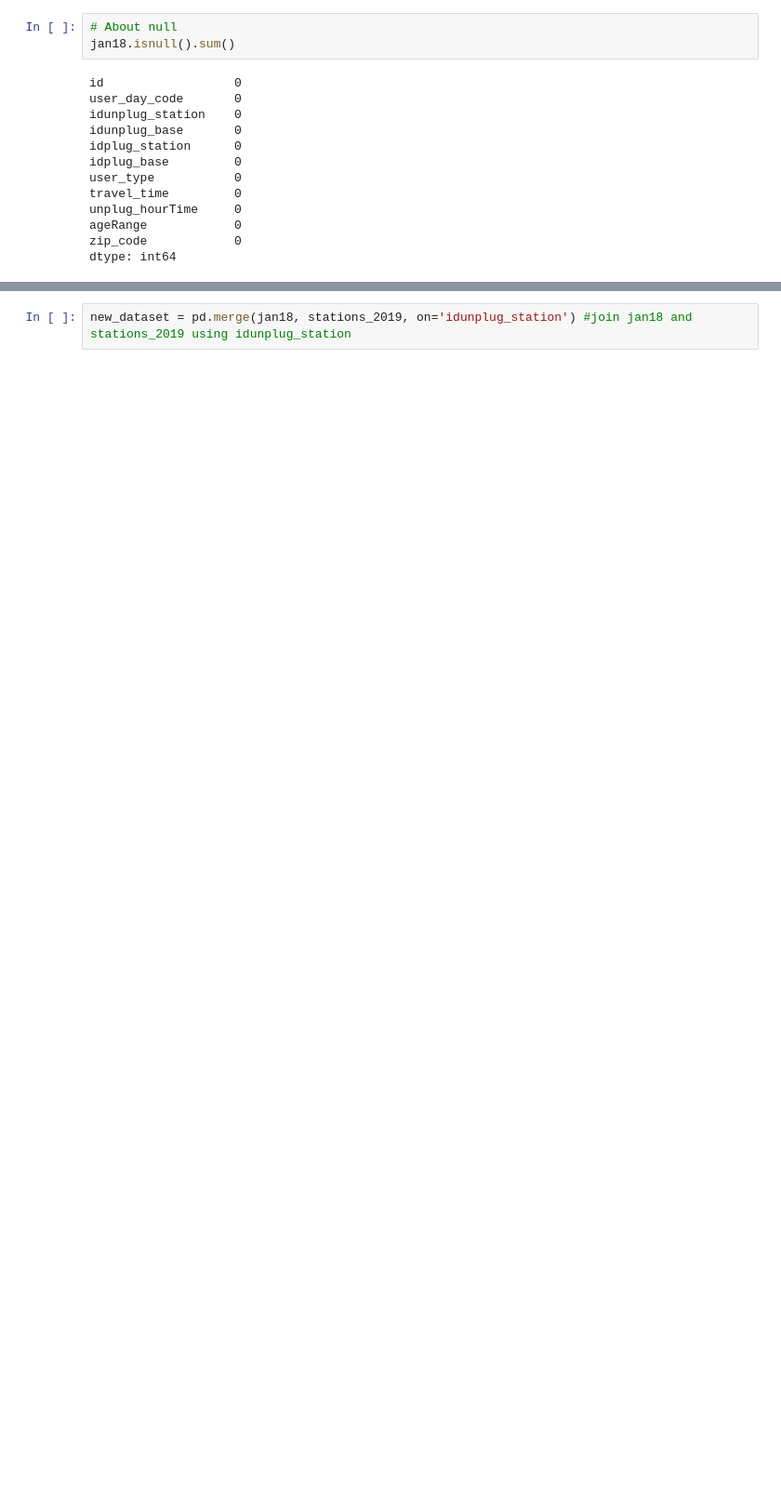
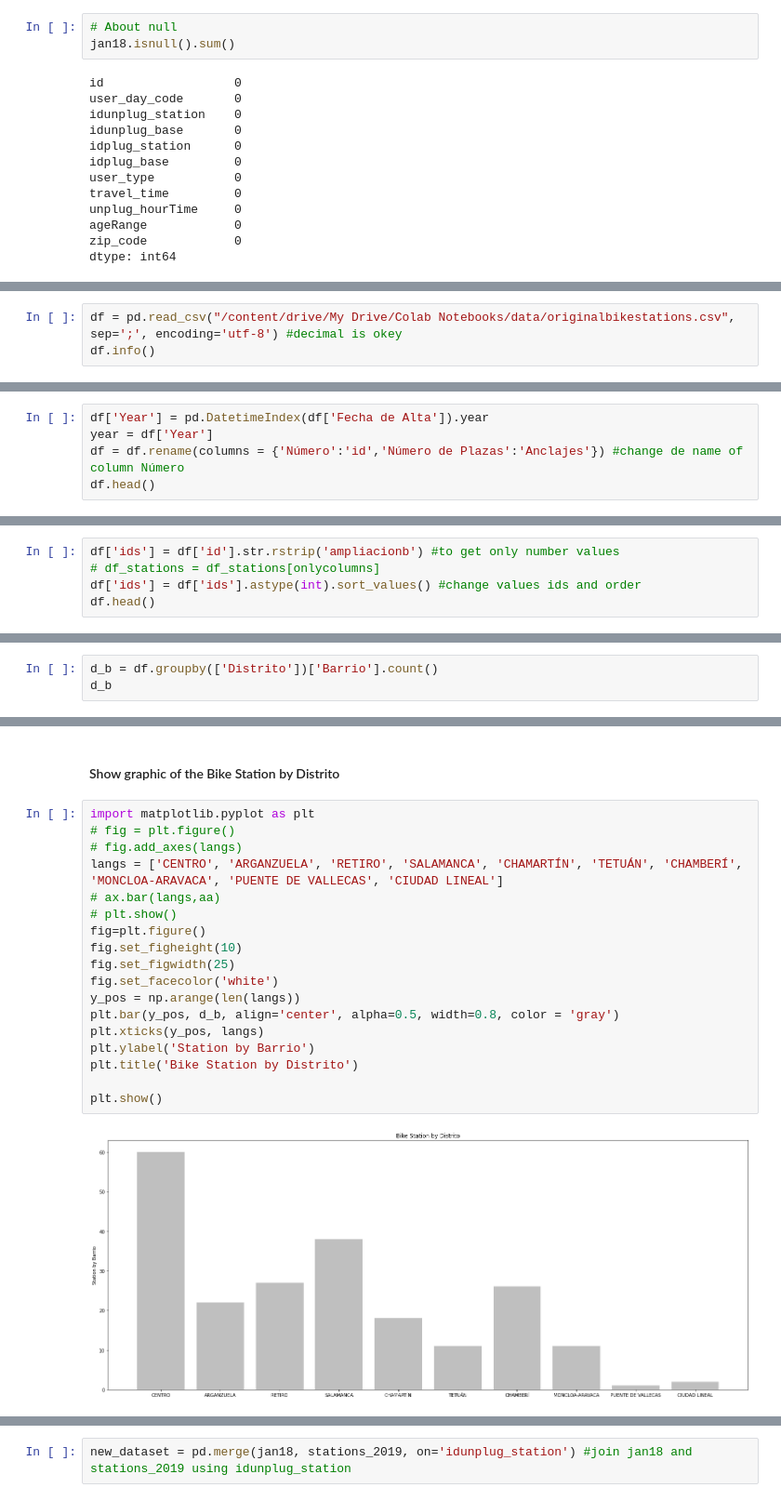
Before and after one commit to rasoco/Master_Data_Science, a Jupyter notebook: TFM/BiciMadProject.ipynb, the cells around one changed output, grey strips where cells are left out. Shown at 93% size. Saved outputs shown, nothing was run; the diff lists cells and outputs as text; blank space fills up the shorter version.

Commit message:
Ordenando el Notebook y explorando Streamlit

```diff
--- a/TFM/BiciMadProject.ipynb
+++ b/TFM/BiciMadProject.ipynb
@@ -240,0 +173,3 @@ See the caveats in the documentation: https://pandas.pydata.org/pandas-docs/stab
+# %%
+df = pd.read_csv("/content/drive/My Drive/Colab Notebooks/data/originalbikestations.csv", sep=';', encoding='utf-8') #decimal is okey
+df.info()
@@ -240,0 +196,5 @@ See the caveats in the documentation: https://pandas.pydata.org/pandas-docs/stab
+# %%
+df['Year'] = pd.DatetimeIndex(df['Fecha de Alta']).year
+year = df['Year']
+df = df.rename(columns = {'Número':'id','Número de Plazas':'Anclajes'}) #change de name of column Número
+df.head()
@@ -240,0 +215,5 @@ See the caveats in the documentation: https://pandas.pydata.org/pandas-docs/stab
+# %%
+df['ids'] = df['id'].str.rstrip('ampliacionb') #to get only number values
+# df_stations = df_stations[onlycolumns]
+df['ids'] = df['ids'].astype(int).sort_values() #change values ids and order
+df.head()
@@ -240,0 +327,3 @@ See the caveats in the documentation: https://pandas.pydata.org/pandas-docs/stab
+# %%
+d_b = df.groupby(['Distrito'])['Barrio'].count()
+d_b
@@ -240,0 +343,22 @@ See the caveats in the documentation: https://pandas.pydata.org/pandas-docs/stab
+# %% [markdown]
+#### Show graphic of the Bike Station by Distrito
+# %%
+import matplotlib.pyplot as plt
+# fig = plt.figure()
+# fig.add_axes(langs)
+langs = ['CENTRO', 'ARGANZUELA', 'RETIRO', 'SALAMANCA', 'CHAMARTÍN', 'TETUÁN', 'CHAMBERÍ', 'MONCLOA-ARAVACA', 'PUENTE DE VALLECAS', 'CIUDAD LINEAL']
+# ax.bar(langs,aa)
+# plt.show()
+fig=plt.figure()
+fig.set_figheight(10)
+fig.set_figwidth(25)
+fig.set_facecolor('white')
+y_pos = np.arange(len(langs))
+plt.bar(y_pos, d_b, align='center', alpha=0.5, width=0.8, color = 'gray')
+plt.xticks(y_pos, langs)
+plt.ylabel('Station by Barrio')
+plt.title('Bike Station by Distrito')
+
+plt.show()
+# %% [output]
+[figure, added]
```
Also changed, not shown: parts of 149 cells of this notebook.
